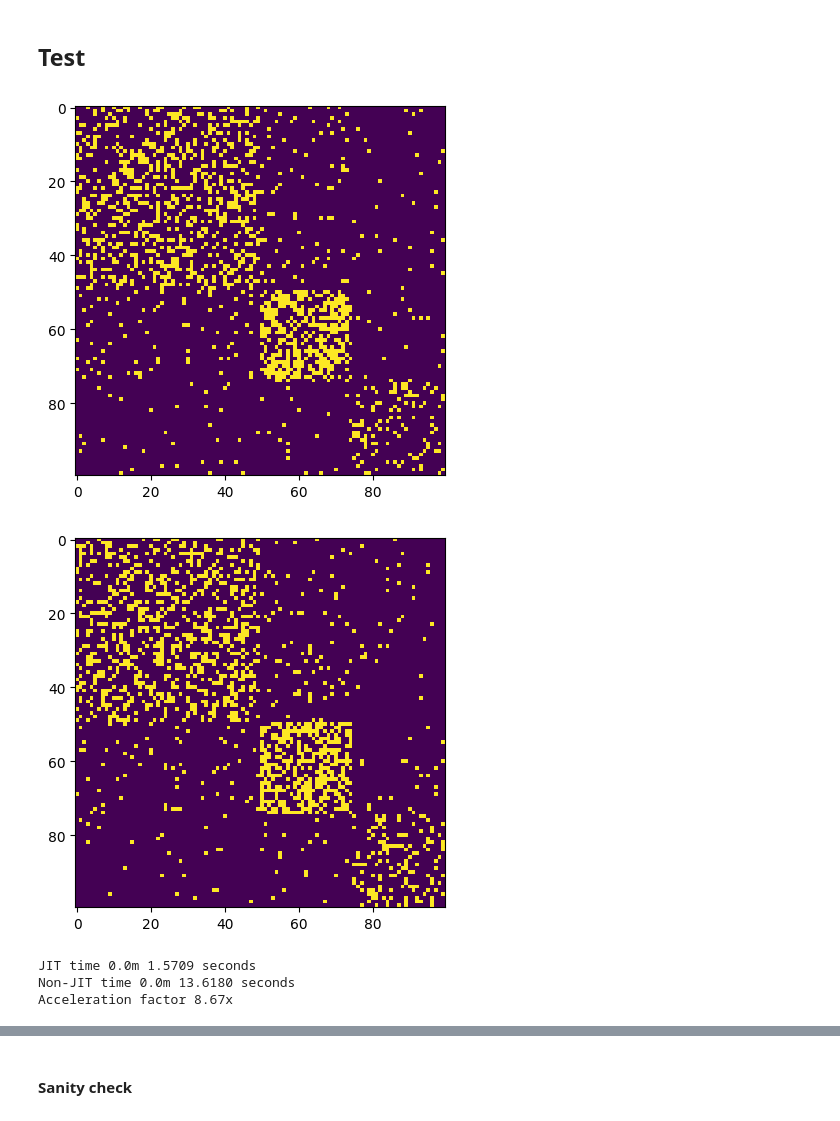
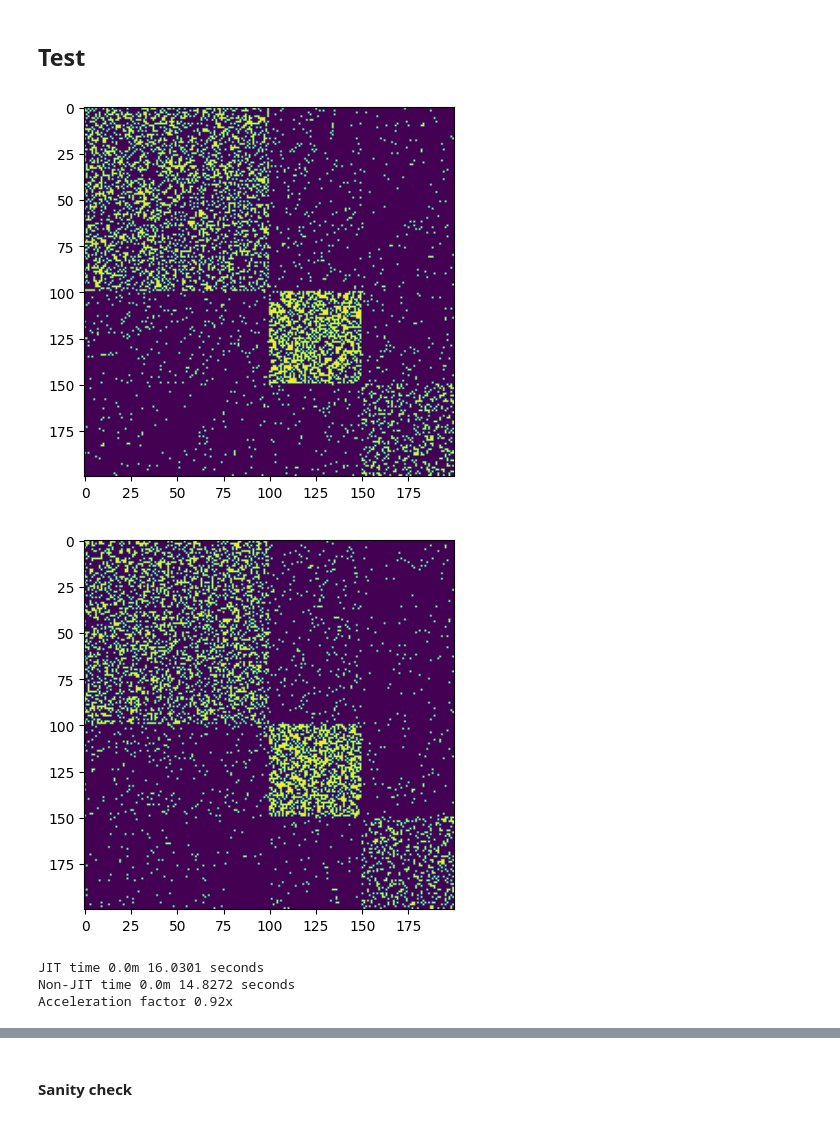
Before and after one commit to LaosAntreas/dMMSB, a Jupyter notebook: LNMMSB.ipynb, the cells around one changed output, grey strips where cells are left out. Saved outputs shown, nothing was run; the diff lists cells and outputs as text; code cells hidden in the pictures.

```diff
--- a/LNMMSB.ipynb
+++ b/LNMMSB.ipynb
@@ -46,7 +46,7 @@ class LNMMSB():
         # self.gamma_tilde = None
         # self.Sigma_tilde = None
 
-        self.EPS = 1e-5
+        self.EPS = 1e-6
 
     def _compute_deltas(self, gamma_tilde, E):
         '''
@@ -299,46 +299,46 @@ class LNMMSB():
 # %%
 def generate_sbm(sizes, probs):
 
     assert probs.shape == (len(sizes), len(sizes))
 
     G = nx.stochastic_block_model(sizes, probs)
     E = nx.to_numpy_array(G)
     gammas = np.zeros((sum(sizes), len(sizes)))
 
     for i, size in enumerate(sizes):
         gammas[int(np.sum(sizes[:i])):int(np.sum(sizes[:i+1])), i] = 1.0
 
     return E, gammas
 
 B  = np.array([[0.3, 0.05, 0.02],
               [0.05, 0.5, 0.03],
               [0.02, 0.03, 0.2]])
-E, gammas = generate_sbm([50,25,25], B)
+E, gammas = generate_sbm([100,50,50], B)
 
 
 plt.imshow(E)
 plt.show()
 
 #print(gammas)
 
-model = LNMMSB(100, 3, key=42, B=B, gamma_tilde=jnp.array(gammas))
+model = LNMMSB(200, 3, key=42, B=B, gamma_tilde=jnp.array(gammas))
 E = model.generate_graph()
 plt.imshow(E)
 plt.show()
 # %% [output]
-[figure, old version]
+[figure, new version]
-[figure, old version]
+[figure, new version]
 # %%
 import time
 start = time.time()
-model_jit = jit_LNMMSB(nodes=100, roles=3, key=43)
+model_jit = jit_LNMMSB(nodes=200, roles=3, key=43)
 model.fit(E, verbose=False, max_inner_iters=1000, max_outer_iters=1000)
 end = time.time()
 total_jit = end - start
 print(f"JIT time {total_jit // 60}m {total_jit % 60:.4f} seconds")
 
 start = time.time()
-model = LNMMSB(nodes=100, roles=3, key=43)
+model = LNMMSB(nodes=200, roles=3, key=43)
 model.fit(E, verbose=False, max_inner_iters=1000, max_outer_iters=1000)
 end = time.time()
 total_non_jit = end - start
@@ -346,9 +346,9 @@ print(f"Non-JIT time {total_non_jit // 60}m {total_non_jit % 60:.4f} seconds")
 
 print(f"Acceleration factor {(total_non_jit / total_jit):.2f}x")
 # %% [output]
-JIT time 0.0m 1.5709 seconds
-Non-JIT time 0.0m 13.6180 seconds
-Acceleration factor 8.67x
+JIT time 0.0m 16.0301 seconds
+Non-JIT time 0.0m 14.8272 seconds
+Acceleration factor 0.92x
 # %%
 
 E_sampled_jit = model_jit.generate_graph()
```
Also changed, not shown: parts of 2 cells of this notebook, 2 other files.
